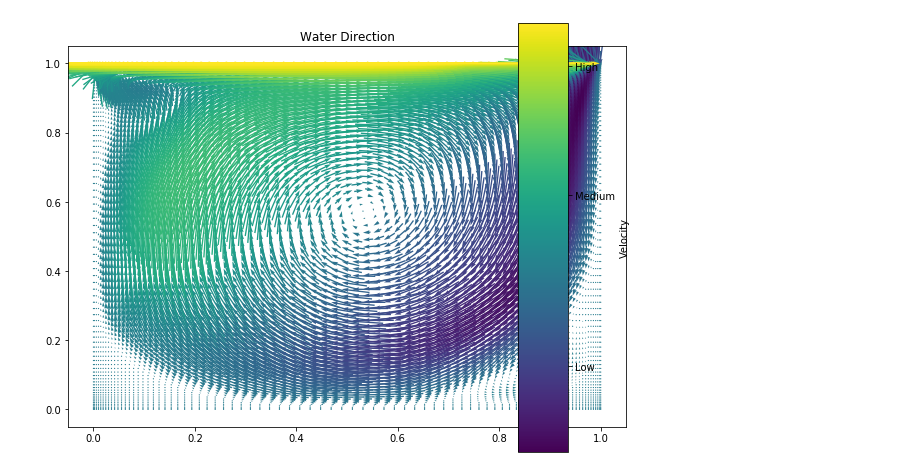
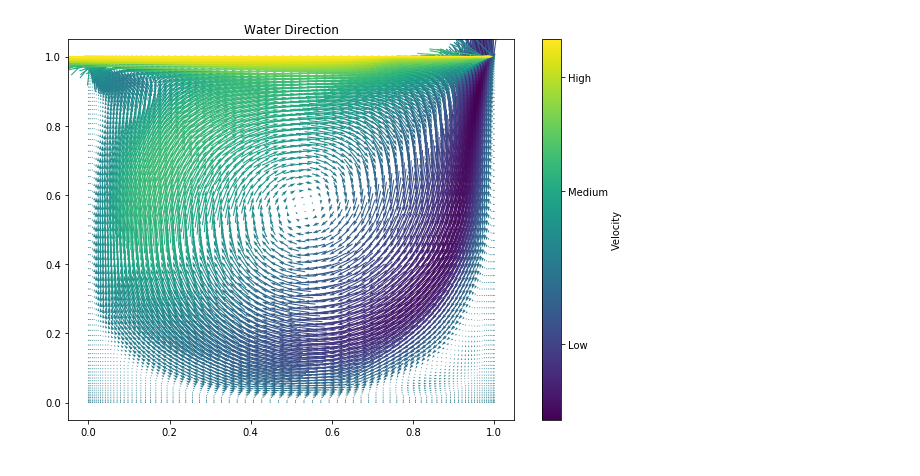
Before and after one commit to nil9/Data-Visualisation, a Jupyter notebook: IDV_Assignment1.ipynb, the cells around one changed output. Drawn from its saved outputs; the diff is of its cells as text; code cells hidden in the pictures.

```diff
--- a/IDV_Assignment1.ipynb
+++ b/IDV_Assignment1.ipynb
@@ -1,11 +1,12 @@
 # %%
 import matplotlib.pyplot as plt
 import matplotlib as mpl
+import matplotlib.colorbar as mcbar
 import math
 from mpl_toolkits.mplot3d import Axes3D
 
 
-# readout the header
+# skips headers
 with open("field2.irreg.txt", "r") as f:
         rows = f.readlines()[6:]
 
@@ -16,39 +17,40 @@ X = []
 Y = []
 U = []
 V = []
 R = []
 
 
 
 #readout Data
 for line in rows:
-    s = line.split(" ")
+    a = line.split(" ")
 
-    X.append(float(s[0]))
-    Y.append(float(s[1]))
-    U.append(float(s[3]))
-    V.append(float(s[4]))
+    X.append(float(a[0]))
+    Y.append(float(a[1]))
+    U.append(float(a[3]))
+    V.append(float(a[4]))
     # resultant list
-    R.append(float(s[3])+float(s[4]))
+    R.append(float(a[3])+float(a[4]))
 
     count+=1
 
 f.close()
 
 fig, ax = plt.subplots(figsize=(10,7))
 ax.quiver(X,Y,U,V,R,scale=4,pivot='tip')
 ax.set_title('Water Direction')
 
-cax = fig.add_axes([0.75,0.075,0.07,0.85])
+#cax = fig.add_axes([0.75,0.075,0.07,0.85])
+cax, cbar_kwds = mcbar.make_axes(ax, location = 'right',fraction=0.15, aspect=20)
 norm = mpl.colors.Normalize(vmin = 0, vmax = 1)
 color_base = mpl.colorbar.ColorbarBase(cax,norm = norm, orientation = 'vertical')
-norm = mpl.colors.Normalize(vmin = 0, vmax = 1)
+
 color_base.set_ticks([0.2,0.6,0.9])
 color_base.set_ticklabels(['Low', 'Medium', 'High'])
 
 color_base.set_label('Velocity')
 
 
 plt.show()
 # %% [output]
-[figure, old version]
+[figure, new version]
```
